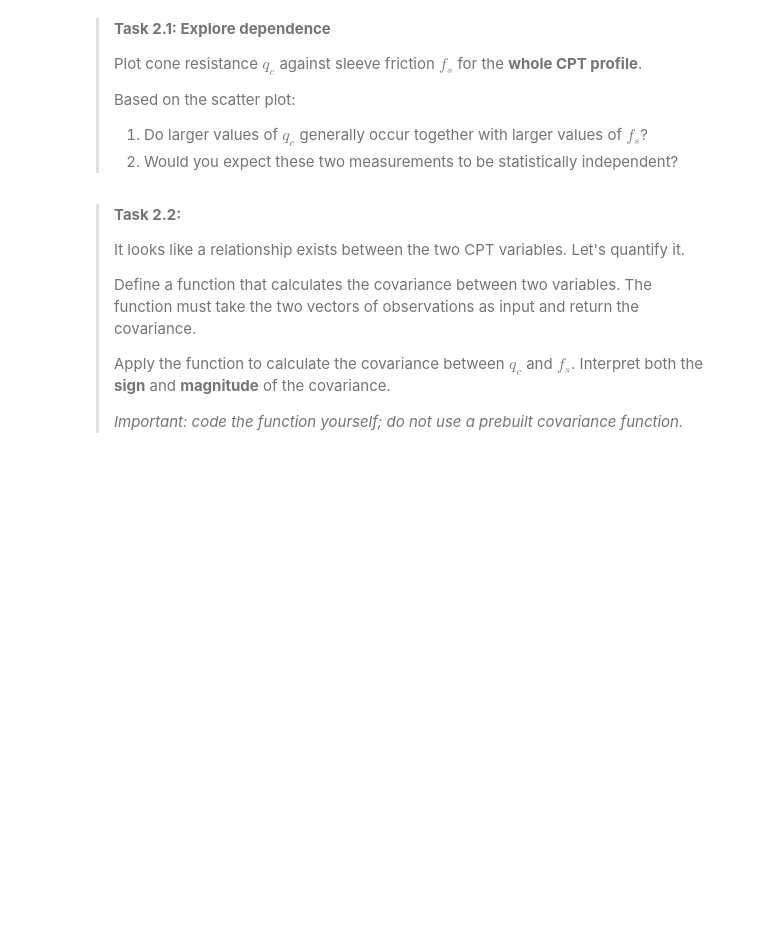
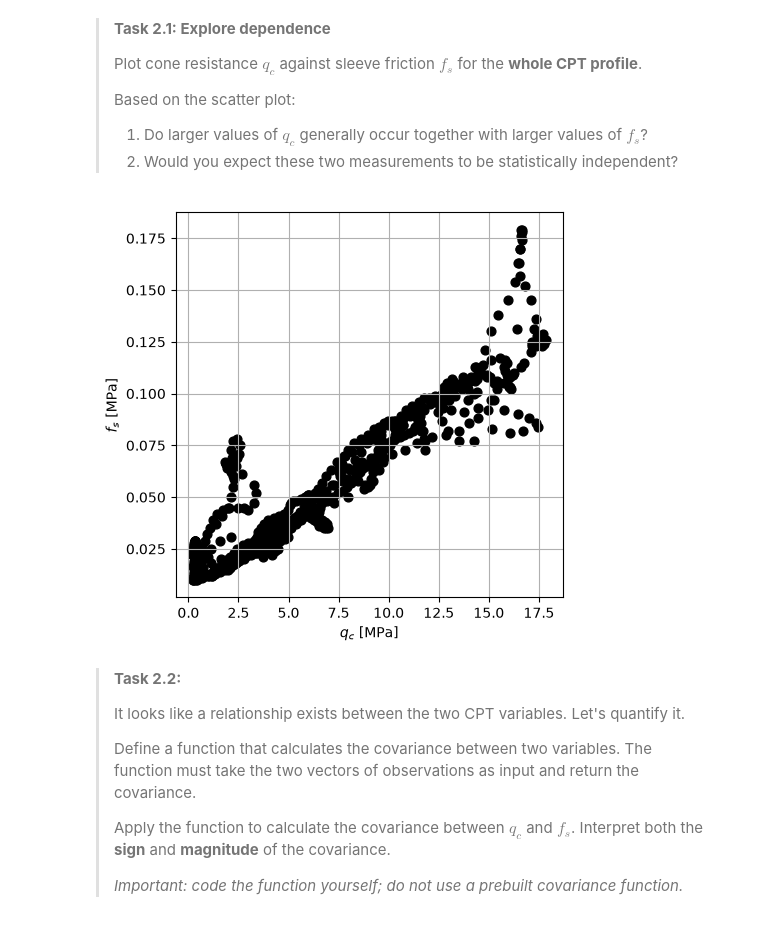
Before and after one commit to damanatidou/WS1.5, a Jupyter notebook: Bivariate_Gaussian_CPT_data.ipynb, the cells around one changed output. Cells and saved outputs as stored; diff of their text form; code cells hidden in the pictures; blank space fills up the shorter version.

```diff
--- a/Bivariate_Gaussian_CPT_data.ipynb
+++ b/Bivariate_Gaussian_CPT_data.ipynb
@@ -77,10 +90,12 @@ print(data)
 > 2. Would you expect these two measurements to be statistically independent?
 # %%
 fig, ax = plt.subplots(figsize=(5,5))
-ax.scatter(### YOUR CODE HERE ###, ### YOUR CODE HERE ###, 40, 'k')
+ax.scatter(cpt['qc_MPa'], cpt['fs_MPa'], 40, 'k')
 ax.set_ylabel(r'$f_s$ [MPa]')
 ax.set_xlabel(r'$q_c$ [MPa]')
 ax.grid()
+# %% [output]
+[figure, added]
 # %% [markdown]
 > **Task 2.2:**
 >
```
Also changed, not shown: parts of 9 cells of this notebook.
